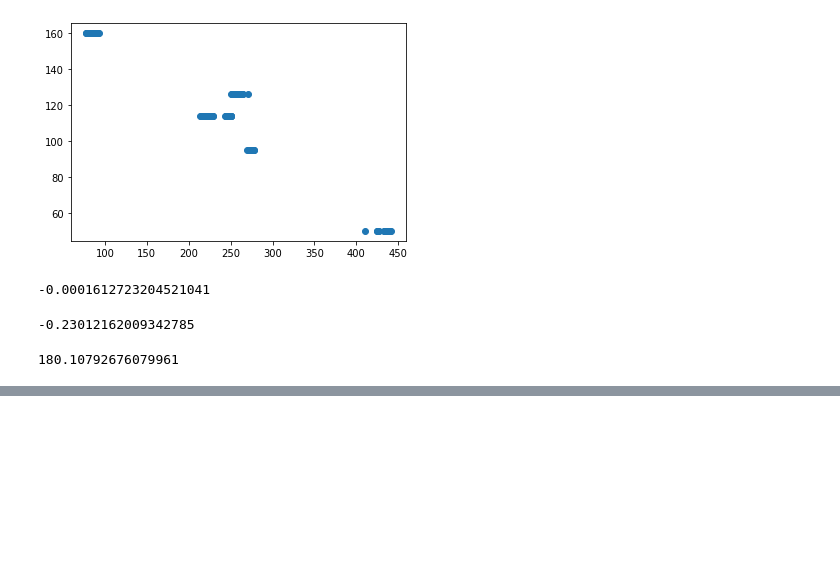
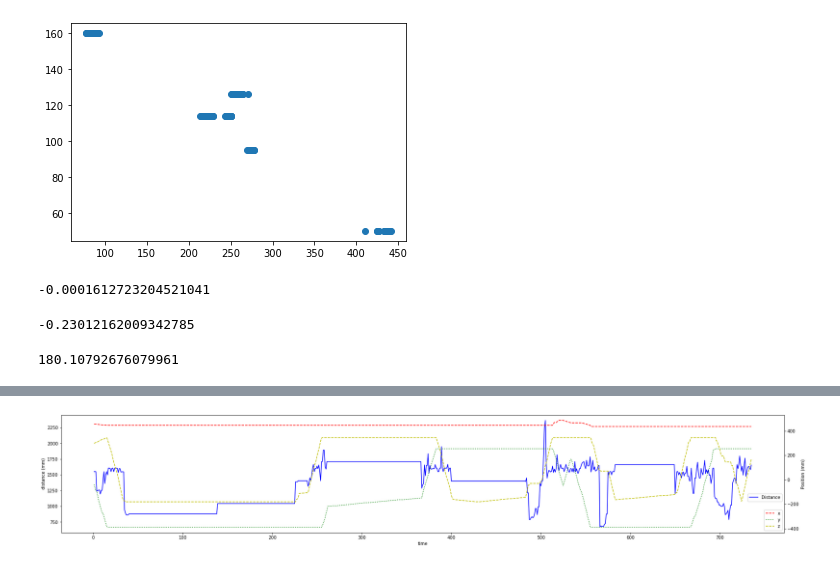
Before and after one commit to wendycahya/Data-Analysis-Documentation, a Jupyter notebook: Data Visualization Python/Matplotlib/1-basic-plotting.ipynb, the cells around one changed output, grey strips where cells are left out. Drawn from its saved outputs; the diff is of its cells as text; code cells hidden in the pictures; blank space fills up the shorter version.

```diff
--- a/Data Visualization Python/Matplotlib/1-basic-plotting.ipynb
+++ b/Data Visualization Python/Matplotlib/1-basic-plotting.ipynb
@@ -155,0 +158,7 @@ C
+# %%
+#read the csv
+import pandas as pd
+import numpy as np
+
+data = pd.read_csv("2_0908-Trial_SSMdata_Analysis.csv")
+data
@@ -155,0 +179,49 @@ C
+# %%
+selectData = data[["No", "distance", "VrOriSSM", "speed", "modeSSMOri", "modeCollab", "x", "y", "z"]]
+selectData = data.iloc[0:735, 0:9]
+# %%
+# combine two image
+import matplotlib.pyplot as plt
+import pylab
+import numpy as np
+
+
+
+x = selectData["No"].to_numpy()
+y1 = selectData["distance"].to_numpy()
+y2 = selectData["VrOriSSM"].to_numpy()
+y3 = selectData["modeSSMOri"].to_numpy()
+
+y4 = selectData["speed"].to_numpy()
+
+y5 = selectData["x"].to_numpy()
+y6 = selectData["y"].to_numpy()
+y7 = selectData["z"].to_numpy()
+
+fig, ax1 = plt.subplots()
+
+fig.set_figwidth(30)
+fig.set_figheight(5)
+
+ax2 = ax1.twinx()
+ax1.plot(x, y1,'b')
+ax2.plot(x, y5,'--r')
+ax2.plot(x, y6,':g')
+ax2.plot(x, y7,'--y')
+
+ax1.set_xlabel('time')
+ax1.set_ylabel('distance (mm)')
+ax2.set_ylabel('Position (mm)')
+
+ax1.legend(['Distance'], loc='upper right', bbox_to_anchor=(1, 0.35))
+ax2.legend(['x', 'y', 'z'], loc = 'lower right')
+
+plt.show()
+
+#pylab.plot(x, y1, '-b', label = 'Distance')
+#pylab.plot(x, y2, '-r', label = 'Vr Original SSM')
+#pylab.plot(x, y3, '--g', label = 'Vr Modified SSM')
+#pylab.legend(loc = 'upper right')
+pylab.savefig('distanceXYZ_matplot.png')
+# %% [output]
+[figure, added]
```
Also changed, not shown: parts of 4 cells of this notebook, 10 other files.
